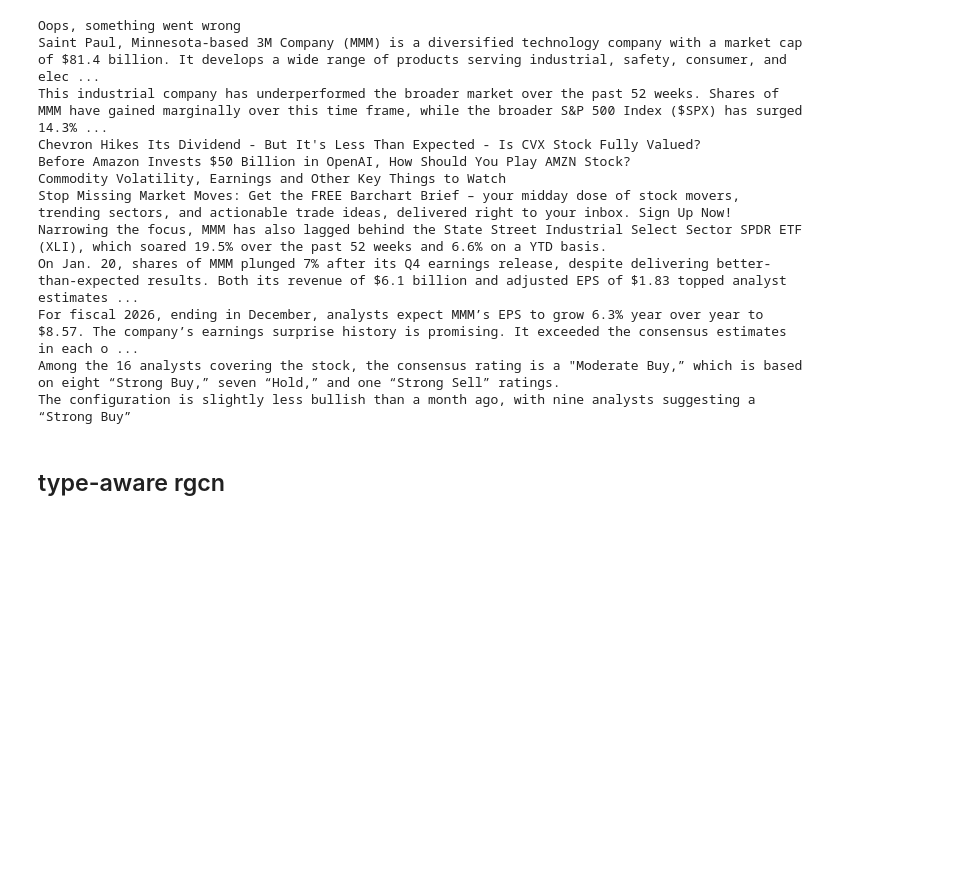
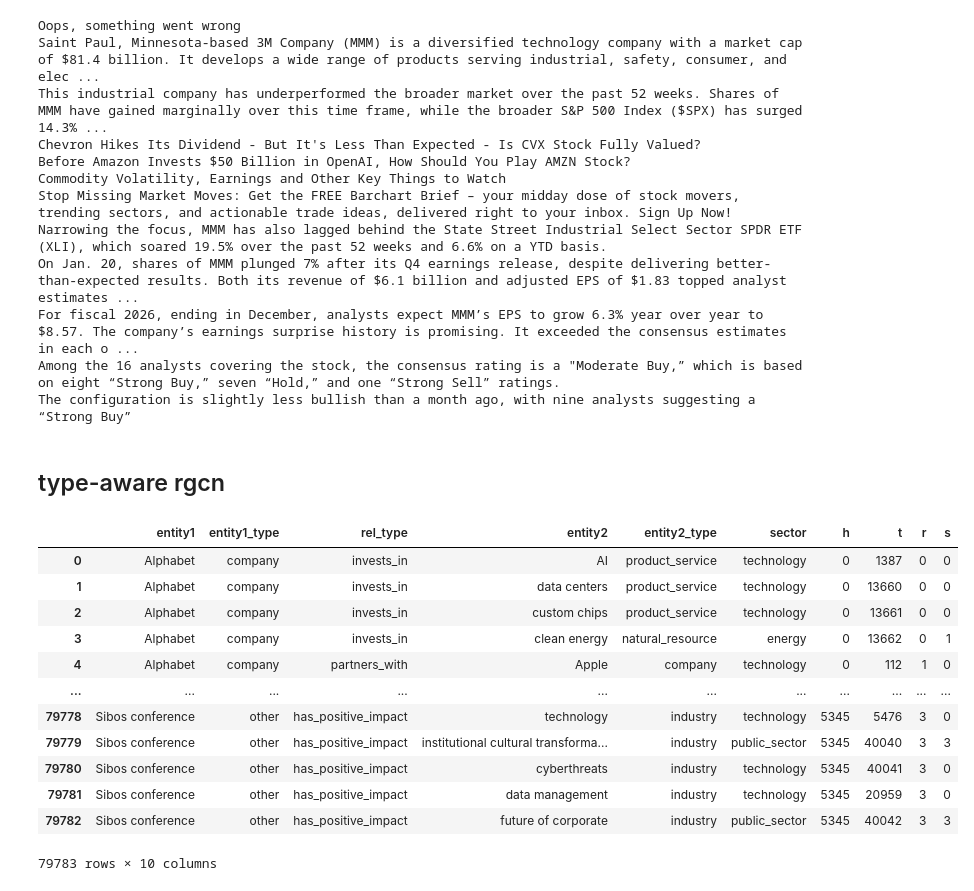
Before and after one commit to olesasha/finkg_intdp, a Jupyter notebook: scripts/testing.ipynb, the cells around one changed output. Drawn from its saved outputs; the diff is of its cells as text; code cells hidden in the pictures; blank space fills up the shorter version.

```diff
--- a/scripts/testing.ipynb
+++ b/scripts/testing.ipynb
@@ -317,0 +323,16 @@ The configuration is slightly less bullish than a month ago, with nine analysts
+# %%
+data["df"]
+# %% [output]
+|  | entity1 | entity1_type | rel_type | entity2 | entity2_type | sector | h | t | r | s |
+| 0 | Alphabet | company | invests_in | AI | product_service | technology | 0 | 1387 | 0 | 0 |
+| 1 | Alphabet | company | invests_in | data centers | product_service | technology | 0 | 13660 | 0 | 0 |
+| 2 | Alphabet | company | invests_in | custom chips | product_service | technology | 0 | 13661 | 0 | 0 |
+| 3 | Alphabet | company | invests_in | clean energy | natural_resource | energy | 0 | 13662 | 0 | 1 |
+| 4 | Alphabet | company | partners_with | Apple | company | technology | 0 | 112 | 1 | 0 |
+| ... | ... | ... | ... | ... | ... | ... | ... | ... | ... | ... |
+| 79778 | Sibos conference | other | has_positive_impact | technology | industry | technology | 5345 | 5476 | 3 | 0 |
+| 79779 | Sibos conference | other | has_positive_impact | institutional cultural transforma... | industry | public_sector | 5345 | 40040 | 3 | 3 |
+| 79780 | Sibos conference | other | has_positive_impact | cyberthreats | industry | technology | 5345 | 40041 | 3 | 0 |
+| 79781 | Sibos conference | other | has_positive_impact | data management | industry | technology | 5345 | 20959 | 3 | 0 |
+| 79782 | Sibos conference | other | has_positive_impact | future of corporate | industry | public_sector | 5345 | 40042 | 3 | 3 |
+79783 rows × 10 columns
```
Also changed, not shown: parts of 9 cells of this notebook, 2 other files.
